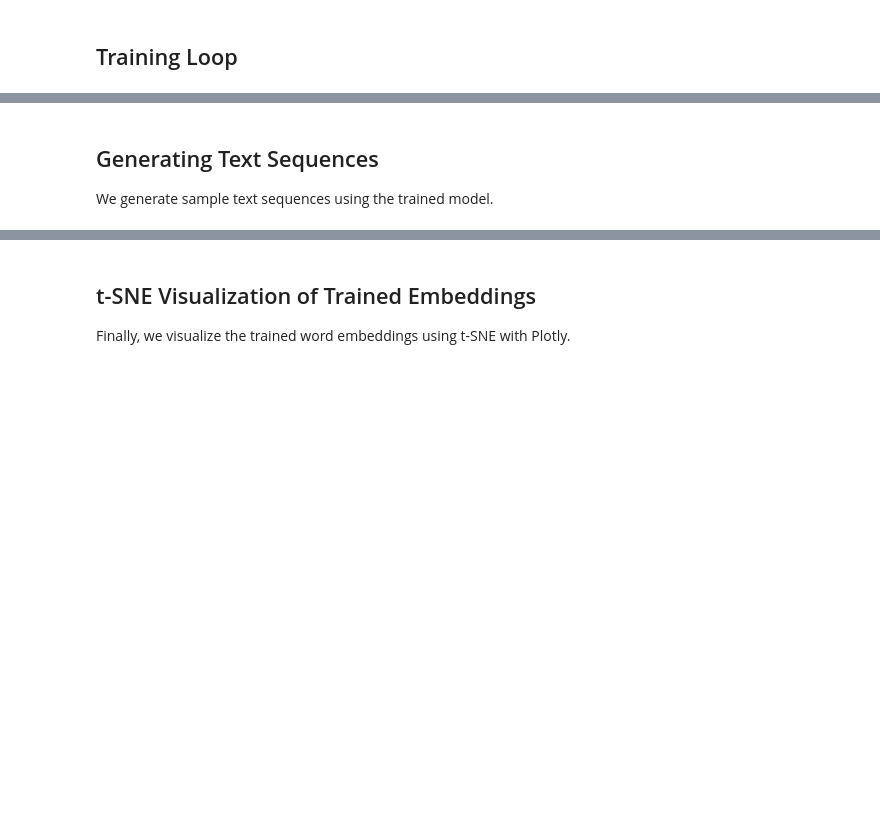
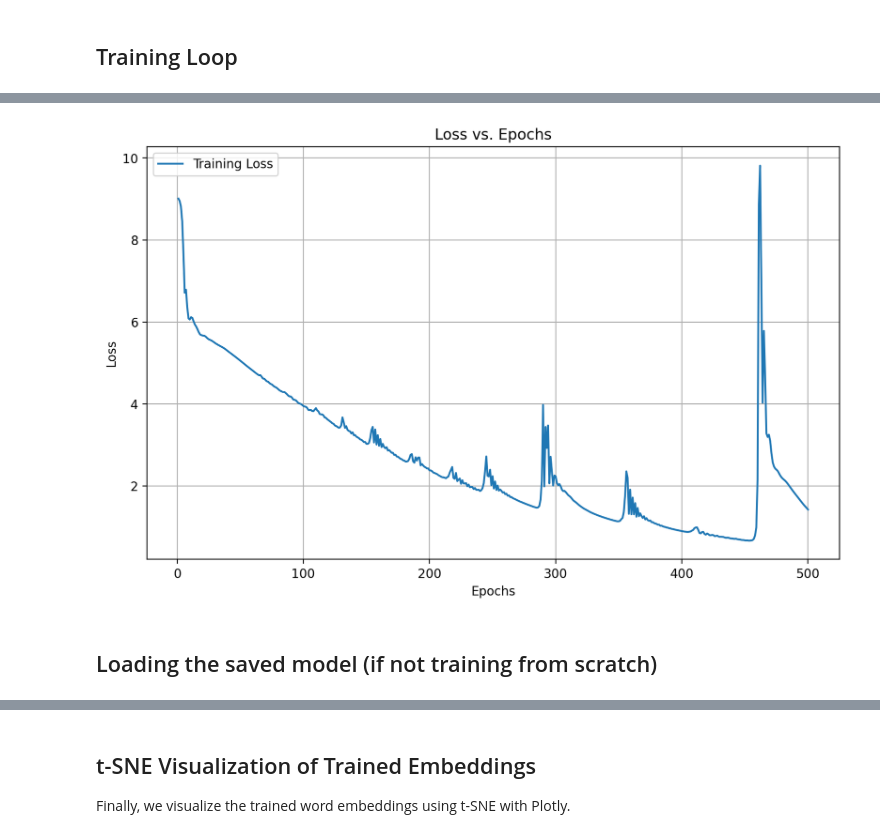
Before and after one commit to Karan-Gandhi/ES335-Assignment-3, a Jupyter notebook: generator_sherlock.ipynb, the cells around one changed output, grey strips where cells are left out. Saved outputs shown, nothing was run; the diff lists cells and outputs as text; code cells hidden in the pictures; blank space fills up the shorter version.

Commit message:
adding datasets and models

```diff
--- a/generator_sherlock.ipynb
+++ b/generator_sherlock.ipynb
@@ -131,11 +219,7 @@ We initialize the embedding layer and visualize the embeddings using t-SNE with
 # %%
 # %%
 # Define hyperparameters
-embedding_dim = 128  # Increased embedding size
-hidden_dim = 512      # Increased hidden layer size
-batch_size = 4096
-epochs = 50
-learning_rate = 0.001
+embedding_dim = 256  # Increased embedding size
 
 # Initialize the embedding layer
 embedding = nn.Embedding(len(stoi) + 1, embedding_dim).to(device)  # +1 for padding if needed
@@ -161,15 +245,17 @@ fig = px.scatter(
     df,
     x='x',
     y='y',
-    text='word',
+    hover_name='word',  # Display word only on hover
     title='t-SNE Visualization of Word Embeddings',
-    hover_data=['word'],
     width=800,
     height=800
 )
 
-# Customize the plot
-fig.update_traces(textposition='top center', marker=dict(size=5))
+# Customize the plot to hide text labels and show only dots
+fig.update_traces(
+    marker=dict(size=5, color='blue'),  # Customize dot color and size
+    hovertemplate='<b>%{hovertext}</b><extra></extra>'  # Show only the word on hover
+)
 fig.update_layout(
     title=dict(x=0.5),
     xaxis_title="t-SNE Dimension 1",
@@ -241,9 +405,16 @@ for param_name, param in model.named_parameters():
 # %% [markdown]
 ## Training Loop
 # %%
+
 # Move data to device
 X = X.to(device)
 Y = Y.to(device)
+
+# Initialize list to store loss values
+losses = []
+
+# Before training
+initial_embeddings = model.embedding.weight.detach().clone()
 
 # Training loop
 for epoch in range(1, epochs + 1):
@@ -254,5 +425,30 @@ for epoch in range(1, epochs + 1):
     loss.backward()
     optimizer.step()
 
+    # Record the loss
+    losses.append(loss.item())
+
+    # Print loss every 5 epochs or at the first epoch
     if epoch % 5 == 0 or epoch == 1:
         print(f"Epoch {epoch}/{epochs}, Loss: {loss.item():.4f}")
+
+# After training
+final_embeddings = model.embedding.weight.detach()
+# Compare embeddings
+difference = torch.abs(final_embeddings - initial_embeddings).sum().item()
+print(f"Total embedding difference after training: {difference}")
+# Save the model after training
+model_save_path = 'models/sherlock_nextword_model.pth'
+torch.save(model.state_dict(), model_save_path)
+print(f"Model saved to {model_save_path}")
+
+# Plot Loss vs. Epochs
+plt.figure(figsize=(10, 6))
+plt.plot(range(1, epochs + 1), losses, label="Training Loss")
+plt.xlabel("Epochs")
+plt.ylabel("Loss")
+plt.title("Loss vs. Epochs")
+plt.legend()
+plt.grid(True)
+plt.show()
+# %% [output]
@@ -259,3 +472 @@ for epoch in range(1, epochs + 1):
+[figure, added]
-# %% [markdown]
-## Generating Text Sequences
-We generate sample text sequences using the trained model.
@@ -271,0 +473,2 @@ print(f"Generated sequence: {generated_sequence}")
+# %% [markdown]
+## Loading the saved model (if not training from scratch)
```
Also changed, not shown: parts of 19 cells of this notebook, 6 other files.
